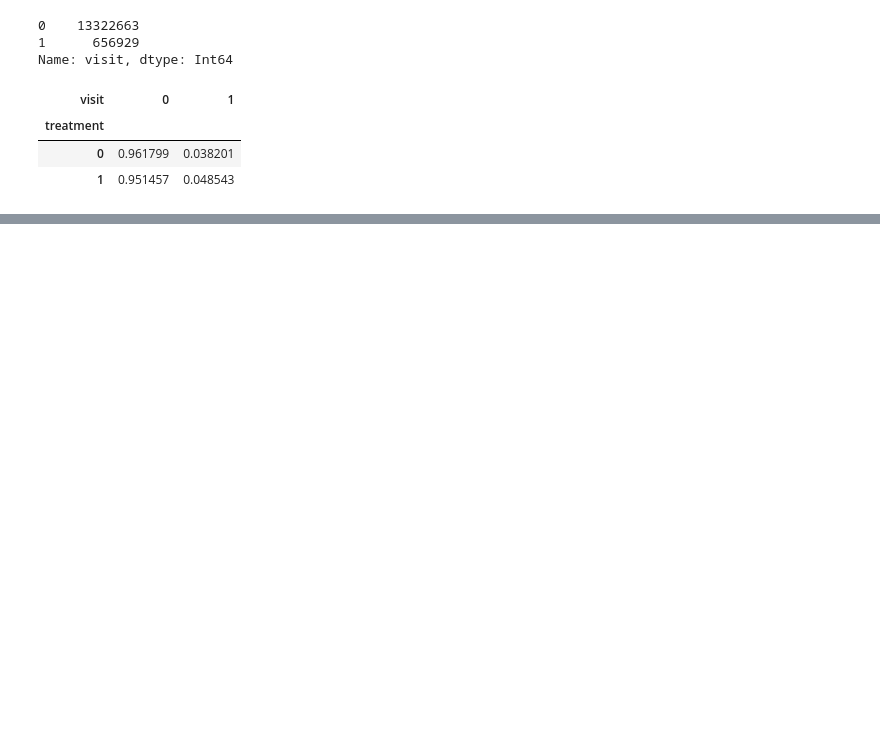
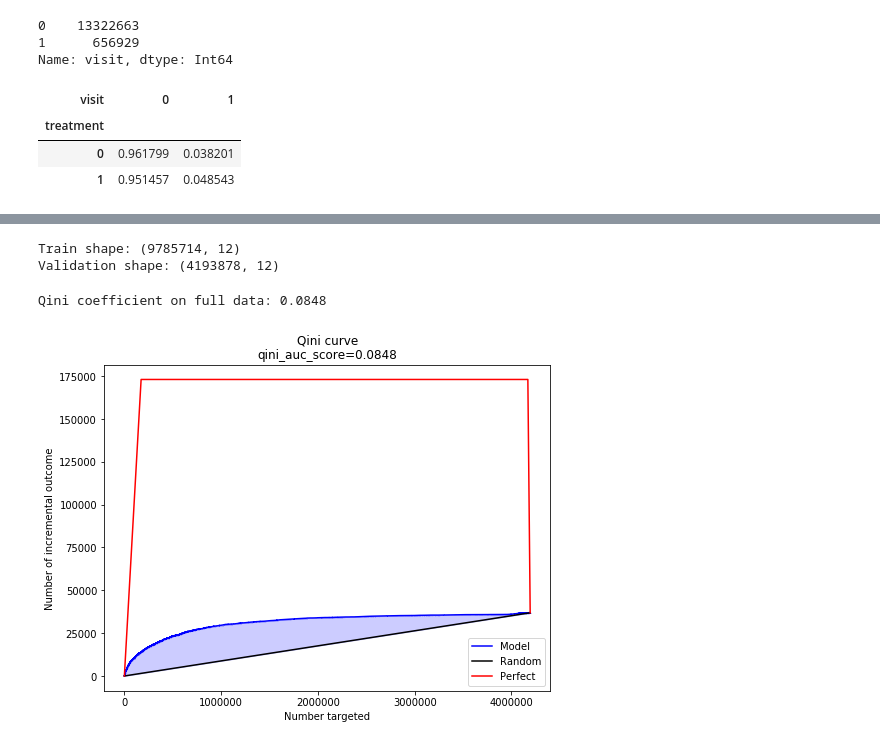
Before and after one commit to maks-sh/scikit-uplift, a Jupyter notebook: notebooks/EDA_Criteo_dataset.ipynb, the cells around one changed output, grey strips where cells are left out. Cells and saved outputs as stored; diff of their text form; code cells hidden in the pictures; blank space fills up the shorter version.

```diff
--- a/notebooks/EDA_Criteo_dataset.ipynb
+++ b/notebooks/EDA_Criteo_dataset.ipynb
@@ -136,0 +172,38 @@ pd.crosstab(dataset.treatment, dataset.target, normalize='index')
+# %%
+stratify_cols = pd.concat([dataset.treatment, dataset.target], axis=1)
+
+X_train, X_val, trmnt_train, trmnt_val, y_train, y_val = train_test_split(
+    dataset.data,
+    dataset.treatment,
+    dataset.target,
+    stratify=stratify_cols,
+    test_size=0.3,
+    random_state=31
+)
+
+print(f"Train shape: {X_train.shape}")
+print(f"Validation shape: {X_val.shape}")
+# %% [output]
+Train shape: (9785714, 12)
+Validation shape: (4193878, 12)
+# %%
+treatment_model = lgb.LGBMClassifier(random_state=31)
+control_model = lgb.LGBMClassifier(random_state=31)
+tm = TwoModels(estimator_trmnt = treatment_model, estimator_ctrl = control_model, method='vanilla')
+# %%
+tm = tm.fit(X_train, y_train, trmnt_train)
+# %%
+uplift_tm = tm.predict(X_val)
+# %%
+# AUQC = area under Qini curve = Qini coefficient
+auqc = qini_auc_score(y_val, uplift_tm, trmnt_val)
+print(f"Qini coefficient on full data: {auqc:.4f}")
+# %% [output]
+Qini coefficient on full data: 0.0848
+# %%
+# with ideal Qini curve (red line)
+# perfect=True
+
+plot_qini_curve(y_val, uplift_tm, trmnt_val, perfect=True);
+# %% [output]
+[figure, added]
```
Also changed, not shown: parts of 27 cells of this notebook.
